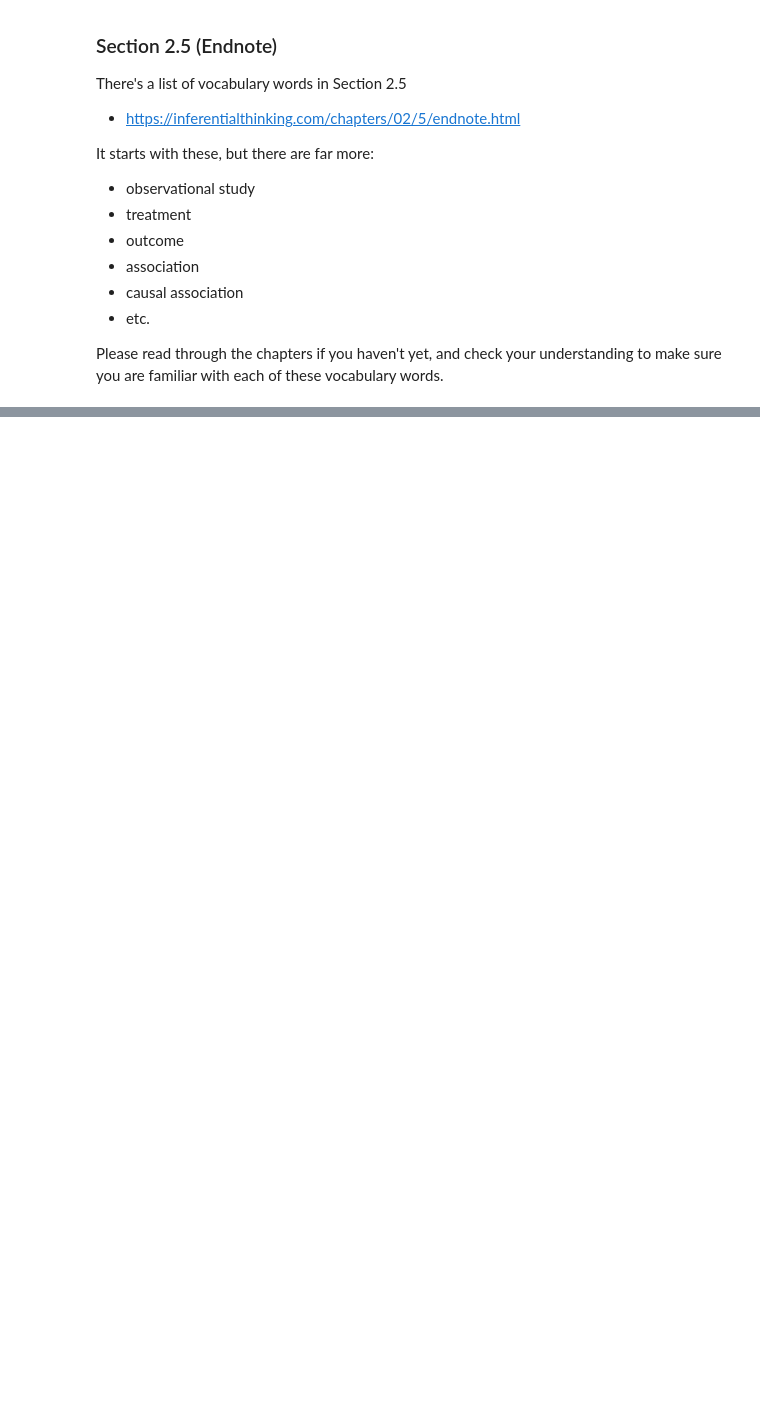
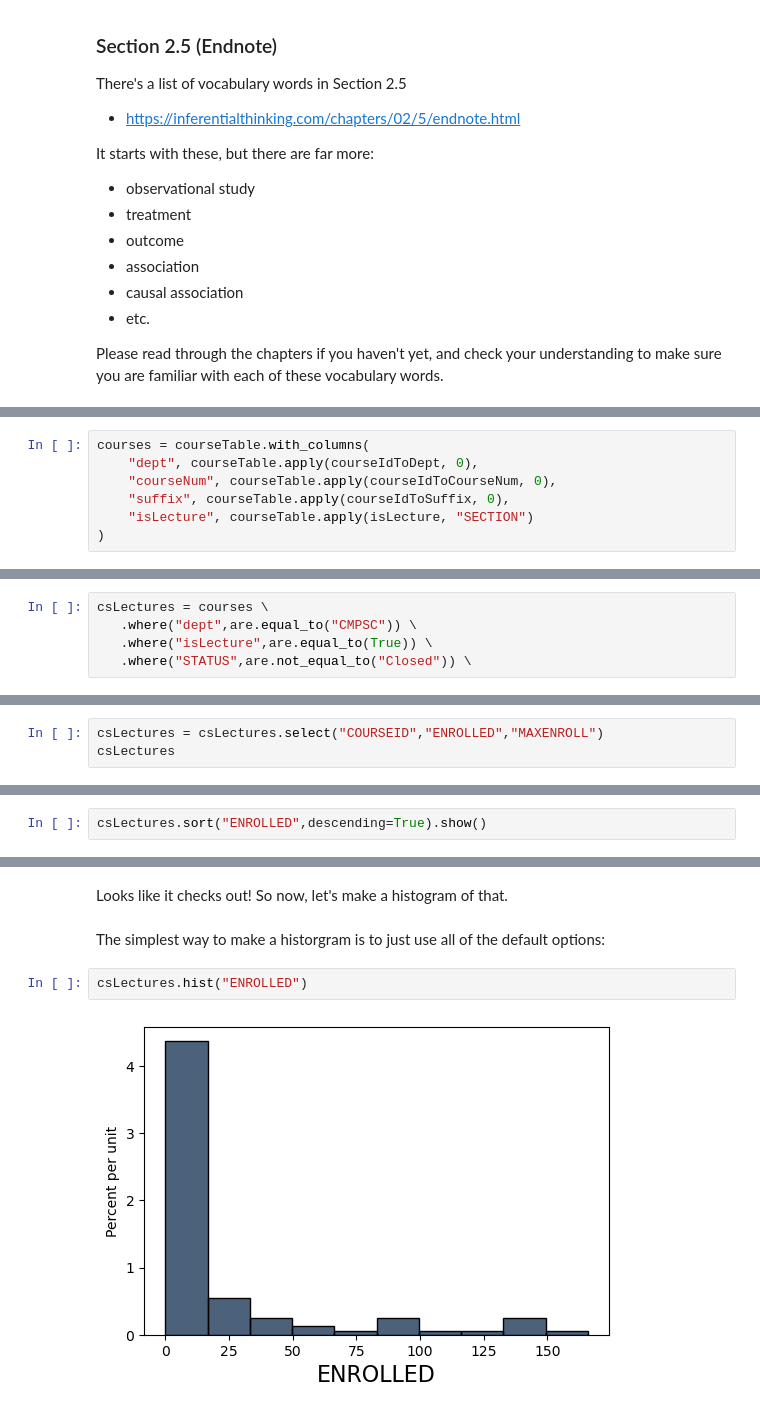
Before and after one commit to ucsb-ds/cmpsc5a-s25-students, a Jupyter notebook: lectures/lecture08.ipynb, the cells around one changed output, grey strips where cells are left out. Saved outputs shown, nothing was run; the diff lists cells and outputs as text; blank space fills up the shorter version.

Commit message:
pc - completed Chapter 2 notes in lecture08

```diff
--- a/lectures/lecture08.ipynb
+++ b/lectures/lecture08.ipynb
@@ -188,0 +233,7 @@ Please read through the chapters if you haven't yet, and check your understandin
+# %%
+courses = courseTable.with_columns(
+    "dept", courseTable.apply(courseIdToDept, 0),
+    "courseNum", courseTable.apply(courseIdToCourseNum, 0),
+    "suffix", courseTable.apply(courseIdToSuffix, 0),
+    "isLecture", courseTable.apply(isLecture, "SECTION")
+)
@@ -188,0 +255,5 @@ Please read through the chapters if you haven't yet, and check your understandin
+# %%
+csLectures = courses \
+   .where("dept",are.equal_to("CMPSC")) \
+   .where("isLecture",are.equal_to(True)) \
+   .where("STATUS",are.not_equal_to("Closed")) \
@@ -188,0 +277,3 @@ Please read through the chapters if you haven't yet, and check your understandin
+# %%
+csLectures = csLectures.select("COURSEID","ENROLLED","MAXENROLL")
+csLectures
@@ -188,0 +324,2 @@ Please read through the chapters if you haven't yet, and check your understandin
+# %%
+csLectures.sort("ENROLLED",descending=True).show()
@@ -188,0 +344,8 @@ Please read through the chapters if you haven't yet, and check your understandin
+# %% [markdown]
+Looks like it checks out!  So now, let's make a histogram of that.
+# %% [markdown]
+The simplest way to make a historgram is to just use all of the default options:
+# %%
+csLectures.hist("ENROLLED")
+# %% [output]
+[figure, added]
```
Also changed, not shown: parts of 29 cells of this notebook.
